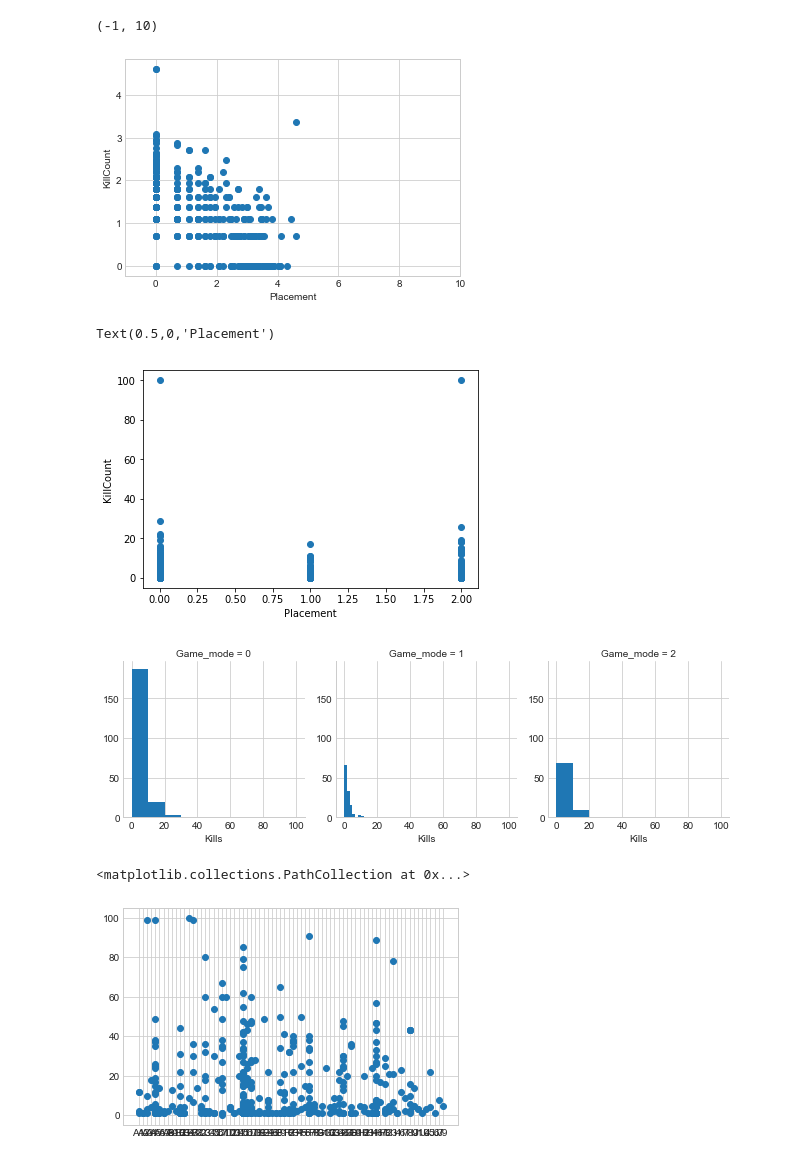
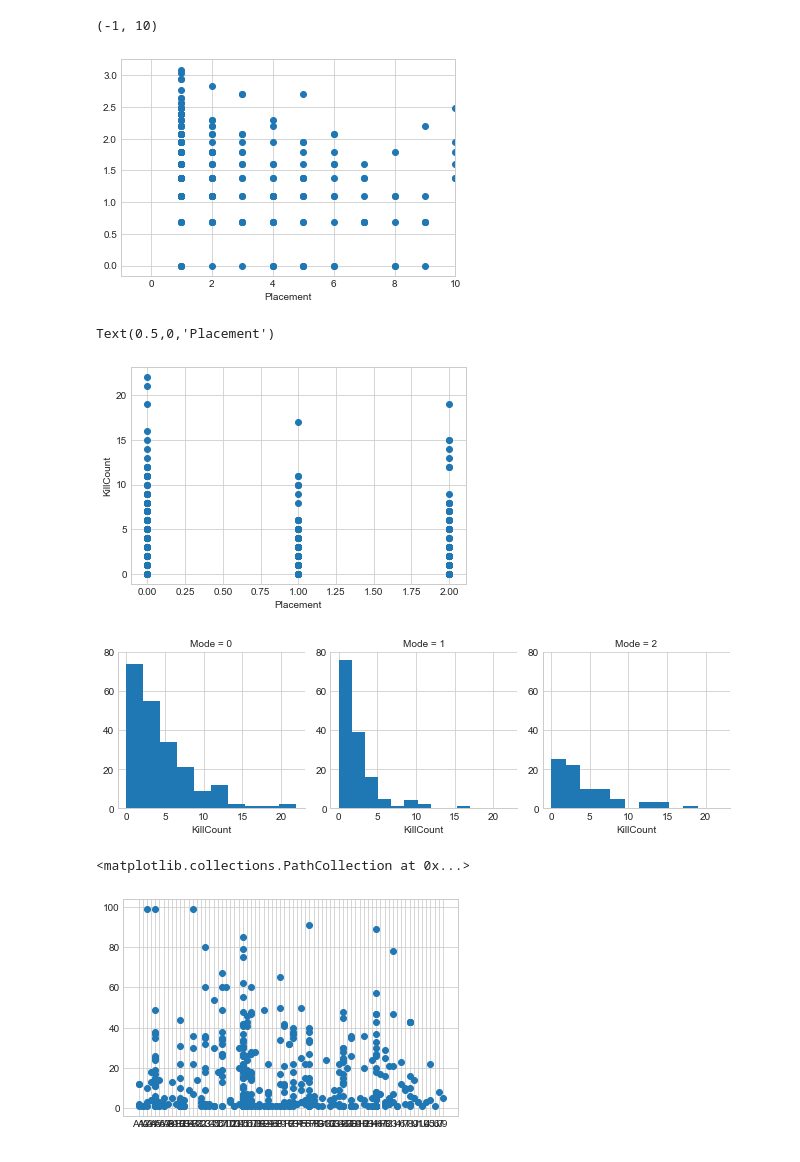
Before and after one commit to Justin1st/Fortnite_Heatmap, a Jupyter notebook: CombinedData Analysis.ipynb, the cells around one changed output. Saved outputs shown, nothing was run; the diff lists cells and outputs as text; code cells hidden in the pictures.

Commit message:
With more data points

```diff
--- a/CombinedData Analysis.ipynb
+++ b/CombinedData Analysis.ipynb
@@ -5,7 +5,8 @@ import numpy as np
 import statsmodels.api as sm
 %matplotlib inline
 # %%
-df = pd.read_excel("combinedData.xlsx")
+# df = pd.read_excel("combinedData.xlsx")
+df = pd.read_csv('rawData.csv')
 # %%
 df.head()
 # %% [output]
@@ -25,6 +26,6 @@ Kills        False
 dtype: bool
 # %%
-df.Game_mode.replace(to_replace=dict(SOLO=0, DUO=1, SQUAD=2, Solo=0, Duo =1, Squad = 2), inplace=True)
+df.Mode.replace(to_replace=dict(SOLO=0, DUO=1, SQUAD=2, Solo=0, Duo =1, Squad = 2), inplace=True)
 # %%
 df=df.drop([20])
 # %%
@@ -53,30 +52,30 @@ df
 # %%
 import seaborn as sns
 
-plt.scatter(np.log(df.iloc[:,2]),np.log(df.iloc[:,3]))
-plt.ylabel("KillCount")
+plt.scatter((df.iloc[:,2]),np.log(df.iloc[:,1]))
+# plt.ylabel()
 plt.xlabel("Placement")
 plt.xlim(-1,10)
 # %% [output]
 (-1, 10)
-[figure, old version]
+[figure, new version]
 # %%
-plt.scatter(df["Game_mode"], df["Kills"])
+plt.scatter(df["Mode"], df["KillCount"])
 plt.ylabel("KillCount")
 plt.xlabel("Placement")
 # %% [output]
 Text(0.5,0,'Placement')
-[figure, old version]
+[figure, new version]
 # %%
 sns.set_style("whitegrid")
-multiples = sns.FacetGrid(df, col = "Game_mode")
-multiples = multiples.map(plt.hist, "Kills")
+multiples = sns.FacetGrid(df, col = "Mode")
+multiples = multiples.map(plt.hist, "KillCount")
 # %% [output]
-[figure, old version]
+[figure, new version]
 # %%
-plt.scatter( df["Location"],df["Placed"])
+plt.scatter( df["Location"],df["Position"])
 # %% [output]
 <matplotlib.collections.PathCollection at 0x...>
-[figure, old version]
+[figure, new version]
 # %%
 multiples = sns.FacetGrid(df, col = "Location")
```
Also changed, not shown: parts of 12 cells of this notebook.
